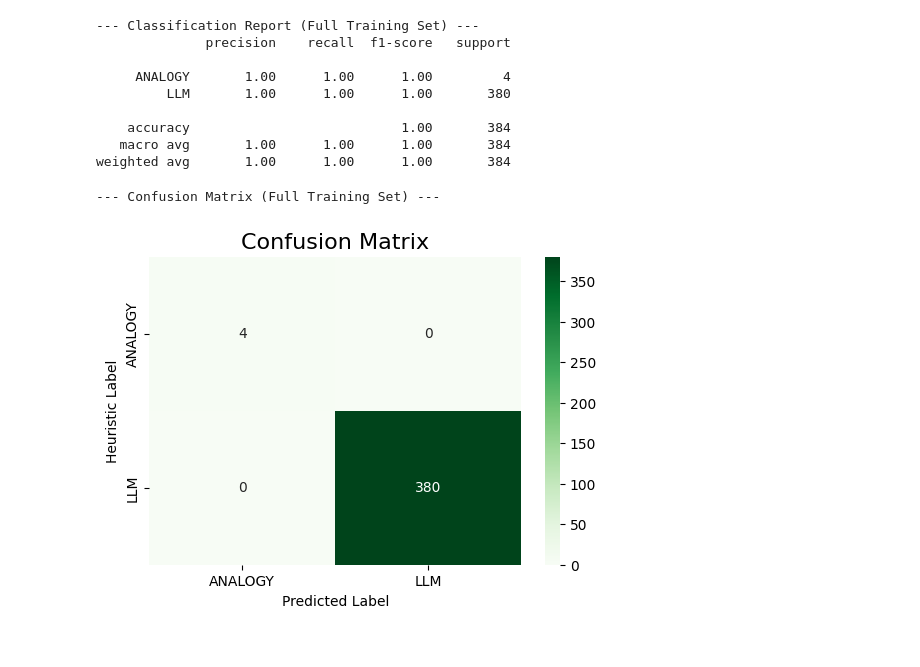
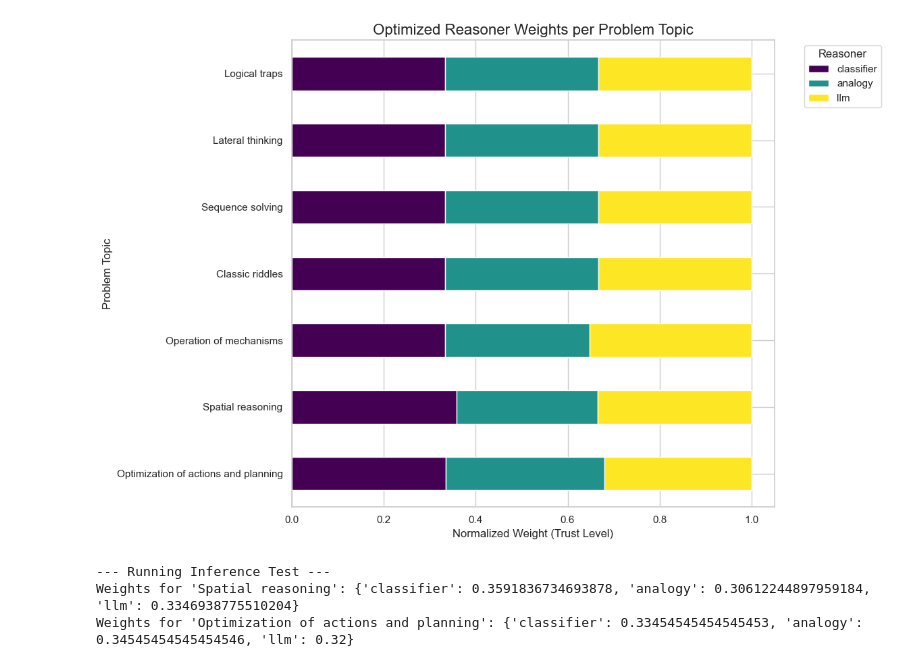
Before and after one commit to ShanmugaRamana/agentic-reasoning-engine, a Jupyter notebook: notebooks/07_meta_reasoner_evaluation.ipynb, the cells around one changed output. Drawn from its saved outputs; the diff is of its cells as text; code cells hidden in the pictures.

Commit message:
updated the pipeline with symbolic reasoner logic

```diff
--- a/notebooks/07_meta_reasoner_evaluation.ipynb
+++ b/notebooks/07_meta_reasoner_evaluation.ipynb
@@ -1,12 +1,9 @@
 # %%
 import joblib
 import pandas as pd
+import matplotlib.pyplot as plt
+import seaborn as sns
 import numpy as np
-import seaborn as sns
-import matplotlib.pyplot as plt
-from sklearn.metrics import classification_report, confusion_matrix
-from sklearn.model_selection import train_test_split
-from sentence_transformers import SentenceTransformer
 import sys
 import os
 
@@ -15,10 +12,10 @@ project_root = os.path.dirname(os.path.dirname(os.path.abspath('.')))
 if project_root not in sys.path:
     sys.path.append(project_root)
 
-from train.meta_reasoner import config as meta_config
-from train.meta_reasoner.feature_generator import generate_meta_features
+from train.meta_reasoner.config import MODEL_OUTPUT_DIR, MODEL_NAME
 from src.logger import logger
-from src import config as main_config
+
+sns.set_theme(style="whitegrid")
 # %%
 try:
     # Load the artifact
@@ -49,34 +66,43 @@ except FileNotFoundError as e:
 # %%
-# The model was trained on the full dataset, so we evaluate on the same data
-# to see how well it learned the heuristic patterns.
-y_true = label_encoder.transform(labels)
-y_pred = meta_reasoner.predict(features)
+# Plot the stacked bar chart
+fig, ax = plt.subplots(figsize=(12, 8))
 
-print("--- Classification Report (Full Training Set) ---")
-report = classification_report(y_true, y_pred, target_names=label_encoder.classes_)
-print(report)
+weights_df.set_index('topic').plot(
+    kind='barh',
+    stacked=True,
+    colormap='viridis',
+    ax=ax
+)
+
+ax.set_title('Optimized Reasoner Weights per Problem Topic', fontsize=16)
+ax.set_xlabel('Normalized Weight (Trust Level)')
+ax.set_ylabel('Problem Topic')
+ax.legend(title='Reasoner', bbox_to_anchor=(1.05, 1), loc='upper left')
+plt.tight_layout()
+plt.show()
 # %% [output]
---- Classification Report (Full Training Set) ---
-              precision    recall  f1-score   support
-
-     ANALOGY       1.00      1.00      1.00         4
-         LLM       1.00      1.00      1.00       380
-
-    accuracy                           1.00       384
-   macro avg       1.00      1.00      1.00       384
-weighted avg       1.00      1.00      1.00       384
+[figure, added]
 # %%
-print("--- Confusion Matrix (Full Training Set) ---")
-cm = confusion_matrix(y_true, y_pred)
-plt.figure(figsize=(6, 4))
-sns.heatmap(cm, annot=True, fmt='d', cmap='Greens',
-            xticklabels=label_encoder.classes_,
-            yticklabels=label_encoder.classes_)
-plt.title('Confusion Matrix', fontsize=16)
-plt.ylabel('Heuristic Label')
-plt.xlabel('Predicted Label')
-plt.show()
+def get_strategy_weights(topic: str):
+    """Retrieves the learned weights for a given problem topic."""
+    if topic in weights_artifact:
+        return weights_artifact[topic]
+    else:
+        # Return a default, uniform weighting for unknown topics
+        logger.warning(f"Topic '{topic}' not found. Returning default weights.")
+        return {'classifier': 0.33, 'analogy': 0.33, 'llm': 0.34}
+
+print("--- Running Inference Test ---")
+
+test_topic_1 = "Spatial reasoning"
+weights1 = get_strategy_weights(test_topic_1)
+print(f"Weights for '{test_topic_1}': {weights1}")
+
+test_topic_2 = "Optimization of actions and planning"
+weights2 = get_strategy_weights(test_topic_2)
+print(f"Weights for '{test_topic_2}': {weights2}")
 # %% [output]
---- Confusion Matrix (Full Training Set) ---
+--- Running Inference Test ---
+Weights for 'Spatial reasoning': {'classifier': 0.3591836734693878, 'analogy': 0.30612244897959184, 'llm': 0.3346938775510204}
+Weights for 'Optimization of actions and planning': {'classifier': 0.33454545454545453, 'analogy': 0.34545454545454546, 'llm': 0.32}
-[figure, removed]
 # %%
```
Also changed, not shown: parts of 7 cells of this notebook, 27 other files.
